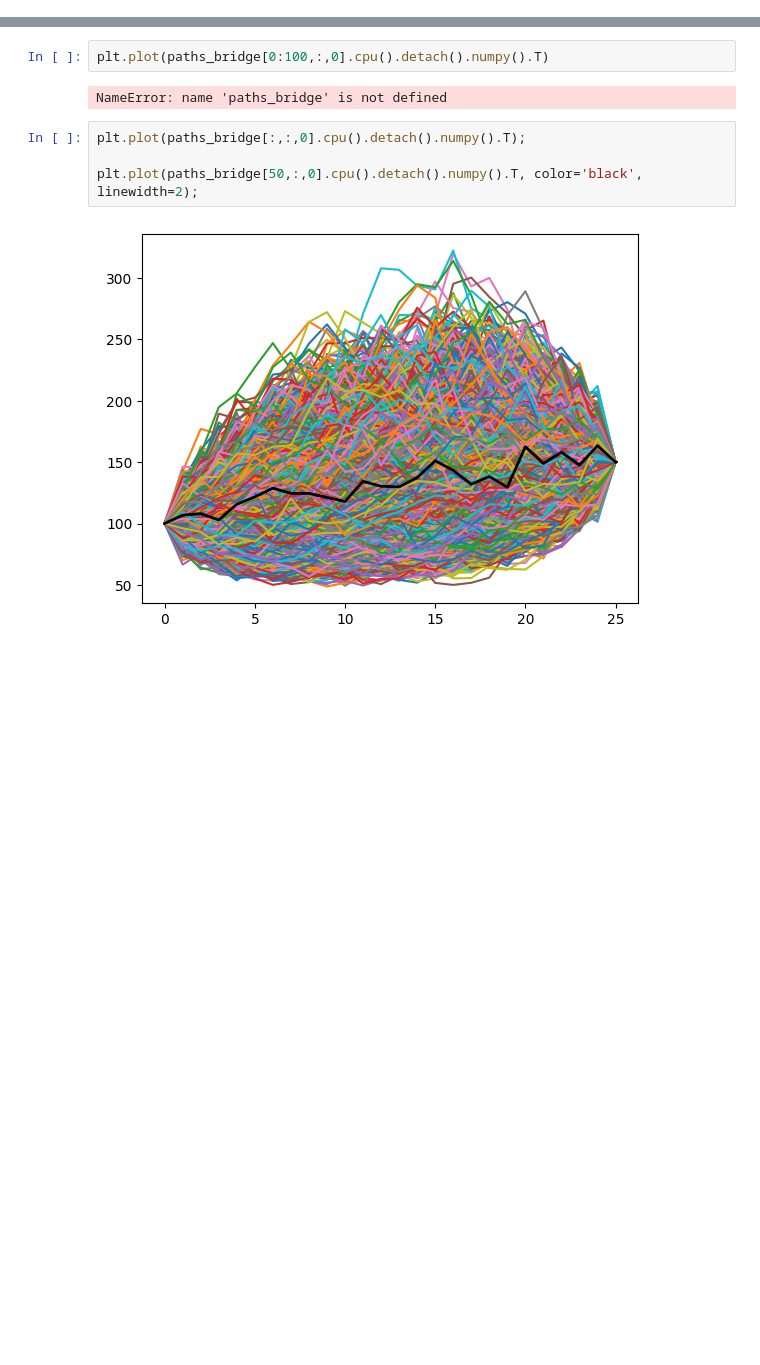
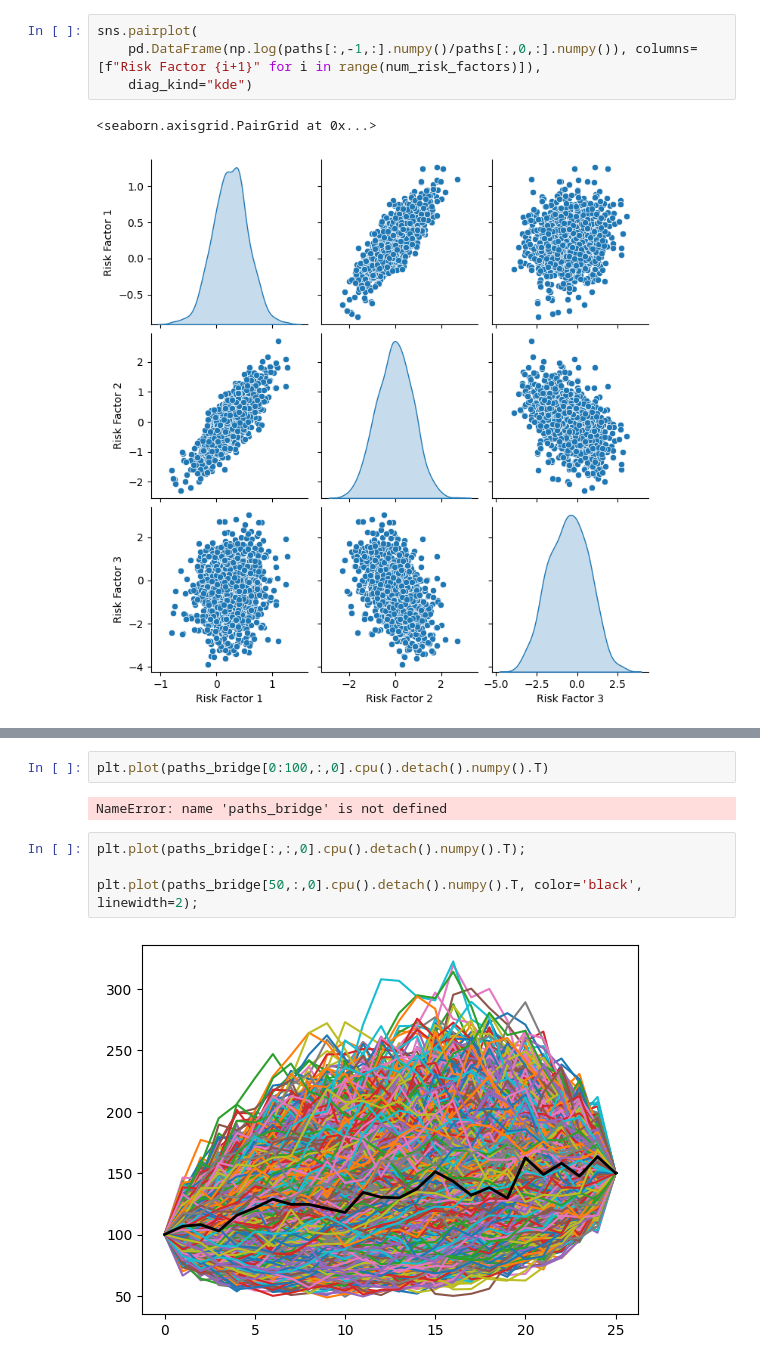
Before and after one commit to Lolillosky/PHD_CVA, a Jupyter notebook: NOTEBOOKS/PaperNotebooks/PaperResults.ipynb, the cells around one changed output, grey strips where cells are left out. Drawn from its saved outputs; the diff is of its cells as text; blank space fills up the shorter version.

```diff
--- a/NOTEBOOKS/PaperNotebooks/PaperResults.ipynb
+++ b/NOTEBOOKS/PaperNotebooks/PaperResults.ipynb
@@ -225 +52,8 @@ ValueError: x and y must have same first dimension, but have shapes (51,) and (2
+# %%
+sns.pairplot(
+    pd.DataFrame(np.log(paths[:,-1,:].numpy()/paths[:,0,:].numpy()), columns=[f"Risk Factor {i+1}" for i in range(num_risk_factors)]),
+    diag_kind="kde")
+# %% [output]
+<seaborn.axisgrid.PairGrid at 0x...>
+[figure, added]
 # %%
```
Also changed, not shown: parts of 9 cells of this notebook, 1 other file.
